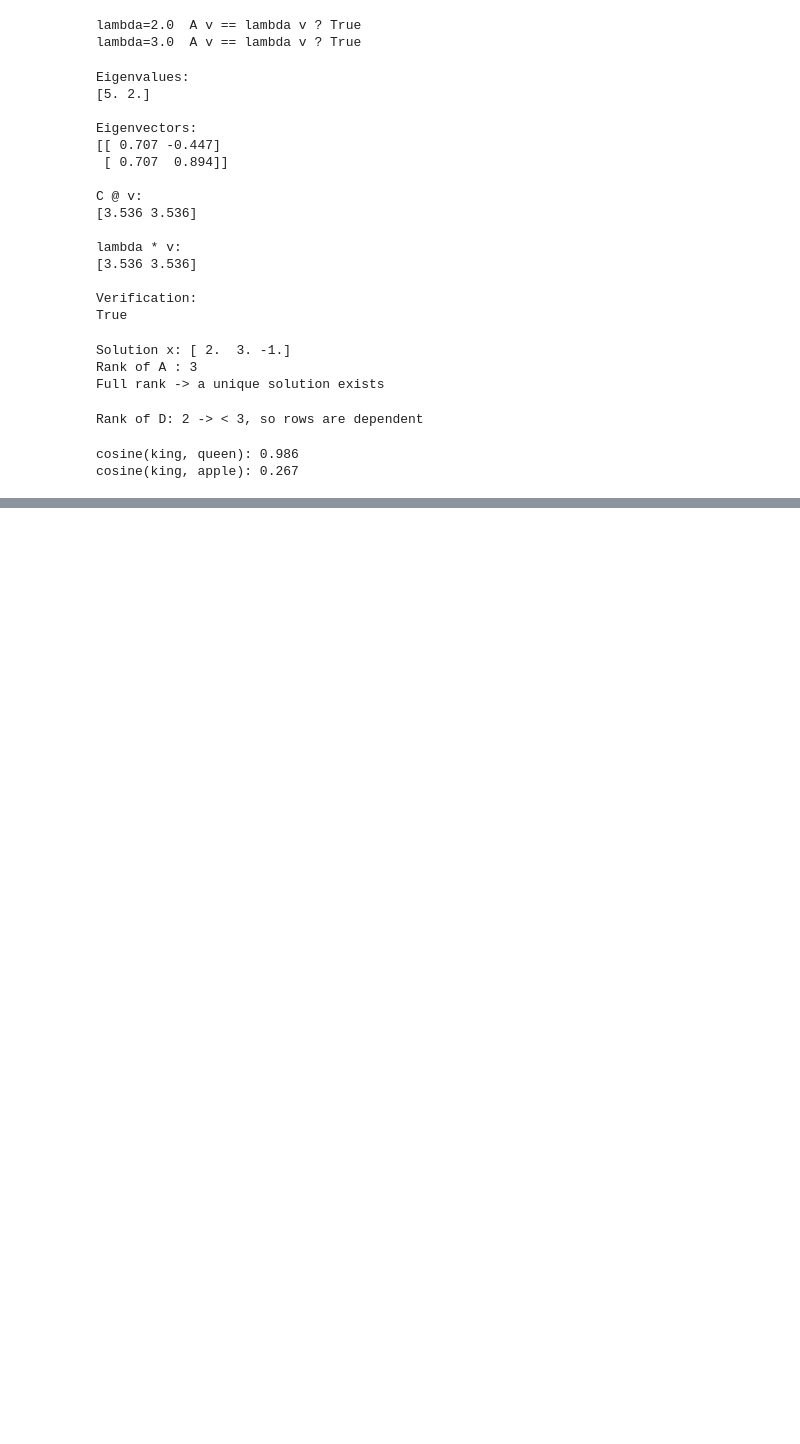
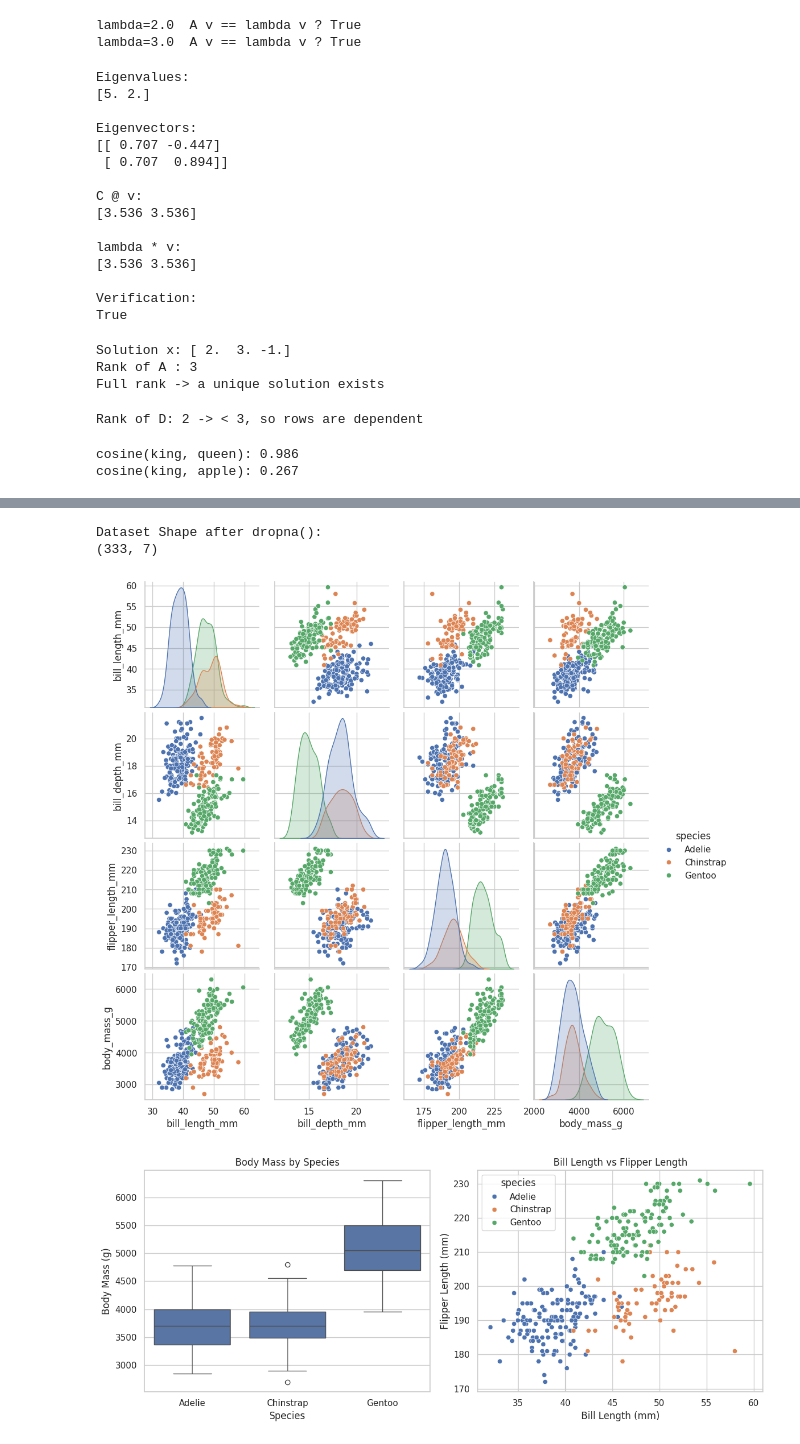
Before and after one commit to Venu-max/NASSCOM-AI, a Jupyter notebook: Day2.ipynb, the cells around one changed output, grey strips where cells are left out. Drawn from its saved outputs; the diff is of its cells as text; code cells hidden in the pictures; blank space fills up the shorter version.

```diff
--- a/Day2.ipynb
+++ b/Day2.ipynb
@@ -530,0 +877,79 @@ cosine(king, apple): 0.267
+# %%
+
+# LAB EXERCISE 3
+# Pairplot + Subplot Comparison
+
+import seaborn as sns
+import matplotlib.pyplot as plt
+
+# ----------------------------------------
+# Load the penguins dataset
+# ----------------------------------------
+
+pen = sns.load_dataset("penguins")
+
+# ----------------------------------------
+# Drop rows with missing values
+# ----------------------------------------
+
+pen = pen.dropna()
+
+print("Dataset Shape after dropna():")
+print(pen.shape)
+
+# ----------------------------------------
+# Pairplot coloured by species
+# ----------------------------------------
+
+sns.pairplot(
+    pen,
+    hue="species"
+)
+
+plt.show()
+
+# ----------------------------------------
+# Create a 1 x 2 subplot
+# ----------------------------------------
+
+fig, axes = plt.subplots(1, 2, figsize=(12, 5))
+
+# ----------------------------------------
+# Left subplot: Boxplot
+# ----------------------------------------
+
+sns.boxplot(
+    data=pen,
+    x="species",
+    y="body_mass_g",
+    ax=axes[0]
+)
+
+axes[0].set_title("Body Mass by Species")
+axes[0].set_xlabel("Species")
+axes[0].set_ylabel("Body Mass (g)")
+
+# ----------------------------------------
+# Right subplot: Scatter Plot
+# ----------------------------------------
+
+sns.scatterplot(
+    data=pen,
+    x="bill_length_mm",
+    y="flipper_length_mm",
+    hue="species",
+    ax=axes[1]
+)
+
+axes[1].set_title("Bill Length vs Flipper Length")
+axes[1].set_xlabel("Bill Length (mm)")
+axes[1].set_ylabel("Flipper Length (mm)")
+
+plt.tight_layout()
+
+plt.show()
+# %% [output]
+Dataset Shape after dropna():
+(333, 7)
+[figure, added]
+[figure, added]
```
Also changed, not shown: parts of 26 cells of this notebook.
